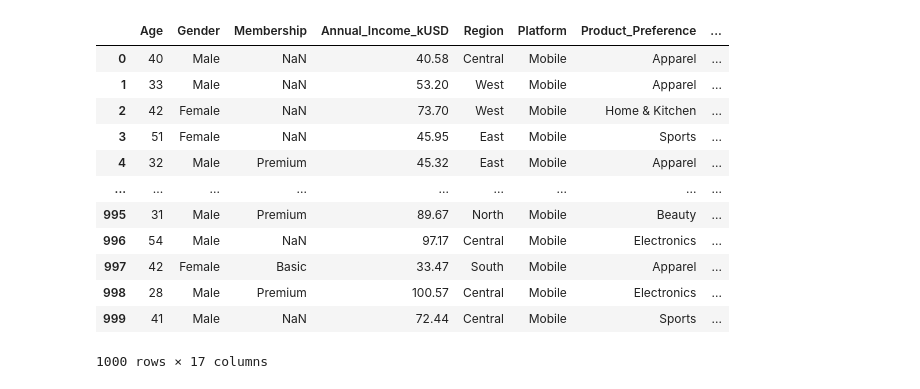
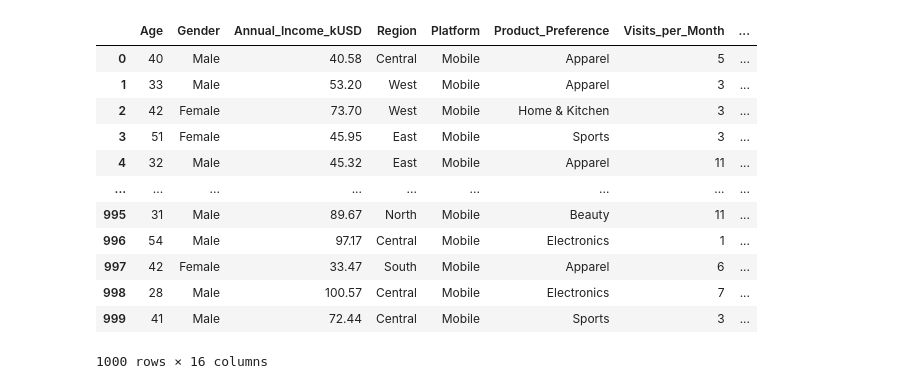
Before and after one commit to ubtotta/Machine-Learning-Practice-Notebooks, a Jupyter notebook: KNN/knn_regressor.ipynb, the cells around one changed output. Drawn from its saved outputs; the diff is of its cells as text; code cells hidden in the pictures.

```diff
--- a/KNN/knn_regressor.ipynb
+++ b/KNN/knn_regressor.ipynb
@@ -9,19 +9,19 @@ import matplotlib.pyplot as plt
 import seaborn as sns
 # %%
 df=pd.read_csv('customer_behavior_dataset.csv')
-df.drop(columns='CustomerID',inplace=True)
+df.drop(columns=['CustomerID', 'Membership'],inplace=True)
 df
 # %% [output]
-|  | Age | Gender | Membership | Annual_Income_kUSD | Region | Platform | Product_Preference | ... |
-| 0 | 40 | Male | NaN | 40.58 | Central | Mobile | Apparel | ... |
-| 1 | 33 | Male | NaN | 53.20 | West | Mobile | Apparel | ... |
-| 2 | 42 | Female | NaN | 73.70 | West | Mobile | Home & Kitchen | ... |
-| 3 | 51 | Female | NaN | 45.95 | East | Mobile | Sports | ... |
-| 4 | 32 | Male | Premium | 45.32 | East | Mobile | Apparel | ... |
+|  | Age | Gender | Annual_Income_kUSD | Region | Platform | Product_Preference | Visits_per_Month | ... |
+| 0 | 40 | Male | 40.58 | Central | Mobile | Apparel | 5 | ... |
+| 1 | 33 | Male | 53.20 | West | Mobile | Apparel | 3 | ... |
+| 2 | 42 | Female | 73.70 | West | Mobile | Home & Kitchen | 3 | ... |
+| 3 | 51 | Female | 45.95 | East | Mobile | Sports | 3 | ... |
+| 4 | 32 | Male | 45.32 | East | Mobile | Apparel | 11 | ... |
 | ... | ... | ... | ... | ... | ... | ... | ... | ... |
-| 995 | 31 | Male | Premium | 89.67 | North | Mobile | Beauty | ... |
-| 996 | 54 | Male | NaN | 97.17 | Central | Mobile | Electronics | ... |
-| 997 | 42 | Female | Basic | 33.47 | South | Mobile | Apparel | ... |
-| 998 | 28 | Male | Premium | 100.57 | Central | Mobile | Electronics | ... |
-| 999 | 41 | Male | NaN | 72.44 | Central | Mobile | Sports | ... |
+| 995 | 31 | Male | 89.67 | North | Mobile | Beauty | 11 | ... |
+| 996 | 54 | Male | 97.17 | Central | Mobile | Electronics | 1 | ... |
+| 997 | 42 | Female | 33.47 | South | Mobile | Apparel | 6 | ... |
+| 998 | 28 | Male | 100.57 | Central | Mobile | Electronics | 7 | ... |
+| 999 | 41 | Male | 72.44 | Central | Mobile | Sports | 3 | ... |
-1000 rows × 17 columns
+1000 rows × 16 columns
```
Also changed, not shown: parts of 8 cells of this notebook.
